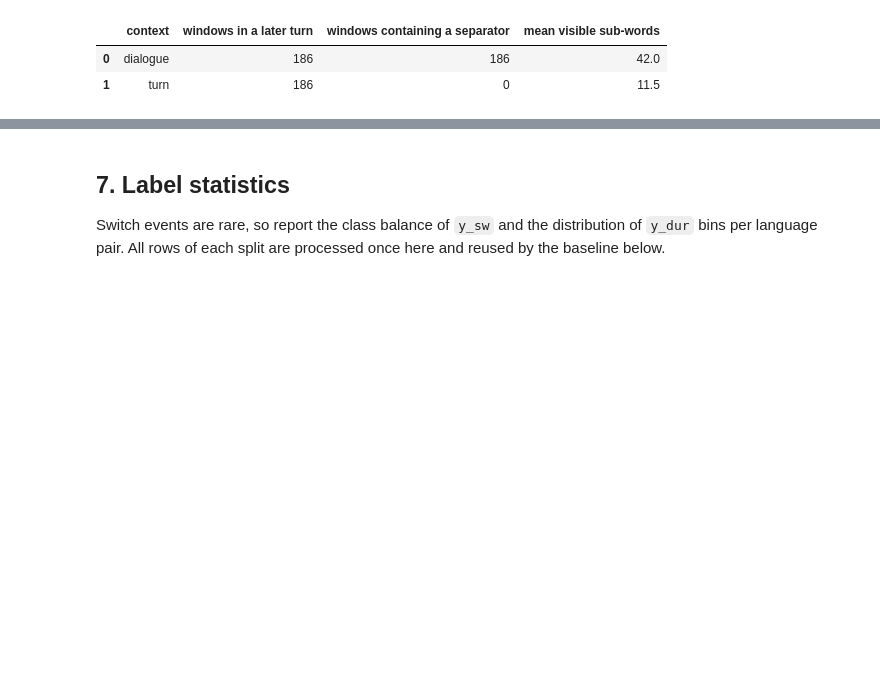
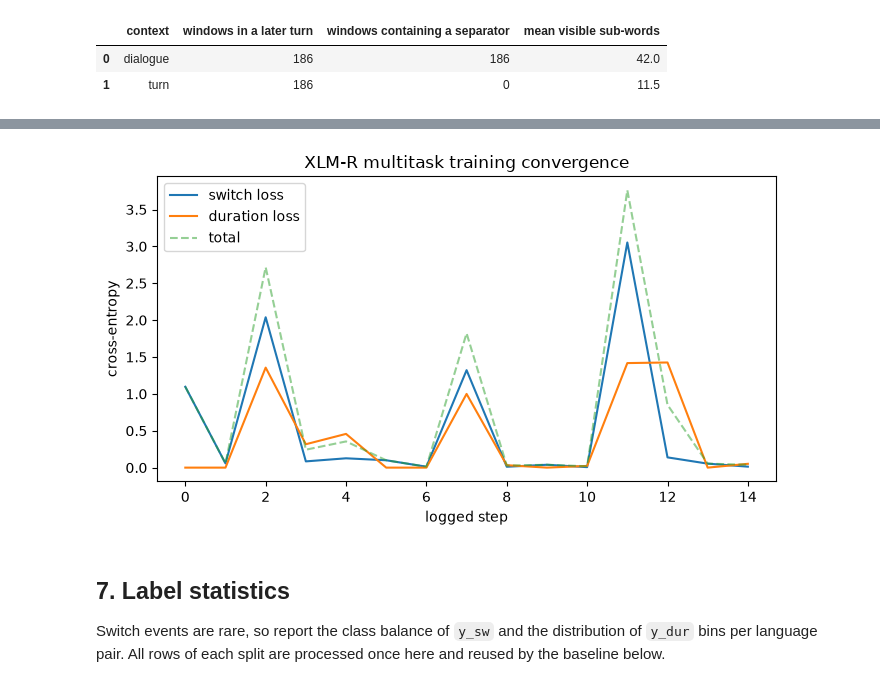
Before and after one commit to helloxujc/predictive-code-switching-team2, a Jupyter notebook: streaming_dataloader.ipynb, the cells around one changed output, grey strips where cells are left out. Cells and saved outputs as stored; diff of their text form; code cells hidden in the pictures; blank space fills up the shorter version.

Commit message:
Add XLM-R multitask model, training, and evaluation, and update README

```diff
--- a/streaming_dataloader.ipynb
+++ b/streaming_dataloader.ipynb
@@ -1115,0 +1237,18 @@ pd.DataFrame(rows)
+# %%
+# STEP 1 — Loss-weighting sweep (Update-2 checklist item 2): pick switch_pos_weight x lambda_dur by val switch-F1.
+# Fast: a few diverse pairs, 300 steps each, no checkpoint. batch_size=8 to fit a 16GB Mac.
+import torch, gc
+SWEEP_PAIRS = ["en-ar", "en-hi", "en-yue", "en-es"]
+sweep = []
+for w in [None, 3.0, 8.0]:
+    for ldur in [0.5, 1.0]:
+        net_s, _ = train_model("xlmr", pairs=SWEEP_PAIRS, switch_pos_weight=w, lambdas=(1.0, ldur),
+                               max_steps=150, batch_size=8, log_every=100, ckpt_path=None)
+        df_s = evaluate_model(net_s, split="val", pairs=SWEEP_PAIRS, max_batches=150, verbose=False)
+        sweep.append({"switch_pos_weight": w, "lambda_dur": ldur, "val mean F1": round(df_s["switch F1"].mean(), 3)})
+        print(f"  w={w} lambda_dur={ldur} -> val mean F1 {sweep[-1]['val mean F1']}")
+        del net_s; gc.collect()
+        if torch.backends.mps.is_available(): torch.mps.empty_cache()
+sweep_df = pd.DataFrame(sweep).sort_values("val mean F1", ascending=False).reset_index(drop=True)
+print("\n=== sweep (best first) ===")
+print(sweep_df.to_string(index=False))
@@ -1115,0 +1275,15 @@ pd.DataFrame(rows)
+# %%
+# STEP 2 — Final XLM-R training with the sweep winner (falls back to sensible defaults if sweep not run).
+# batch_size=8 to fit a 16GB Mac.
+import torch, gc
+gc.collect()
+if torch.backends.mps.is_available(): torch.mps.empty_cache()
+if "sweep_df" in dir():
+    best = sweep_df.iloc[0]
+    best_w = None if pd.isna(best["switch_pos_weight"]) else float(best["switch_pos_weight"])
+    best_ldur = float(best["lambda_dur"])
+else:
+    best_w, best_ldur = 3.0, 0.5
+print(f"training final model: switch_pos_weight={best_w}, lambda_dur={best_ldur}")
+net, history = train_model("xlmr", switch_pos_weight=best_w, lambdas=(1.0, best_ldur),
+                           max_steps=1500, batch_size=8)
@@ -1116,3 +1328,16 @@ pd.DataFrame(rows)
+# %%
+# STEP 4 — Training convergence for both tasks (Update-2 checklist item 5)
+import matplotlib.pyplot as plt
+h = pd.DataFrame(history)
+plt.figure(figsize=(7, 4))
+plt.plot(range(len(h)), h["L_sw"], label="switch loss")
+plt.plot(range(len(h)), h["L_dur"], label="duration loss")
+plt.plot(range(len(h)), h["loss"], "--", alpha=0.5, label="total")
+plt.xlabel("logged step"); plt.ylabel("cross-entropy")
+plt.title("XLM-R multitask training convergence"); plt.legend(); plt.tight_layout()
+plt.show()
+# %% [output]
+[figure, added]
 # %% [markdown]
 ## 7. Label statistics
 Switch events are rare, so report the class balance of `y_sw` and the distribution of `y_dur` bins per language pair.
```
Also changed, not shown: parts of 8 cells of this notebook, 2 other files.
